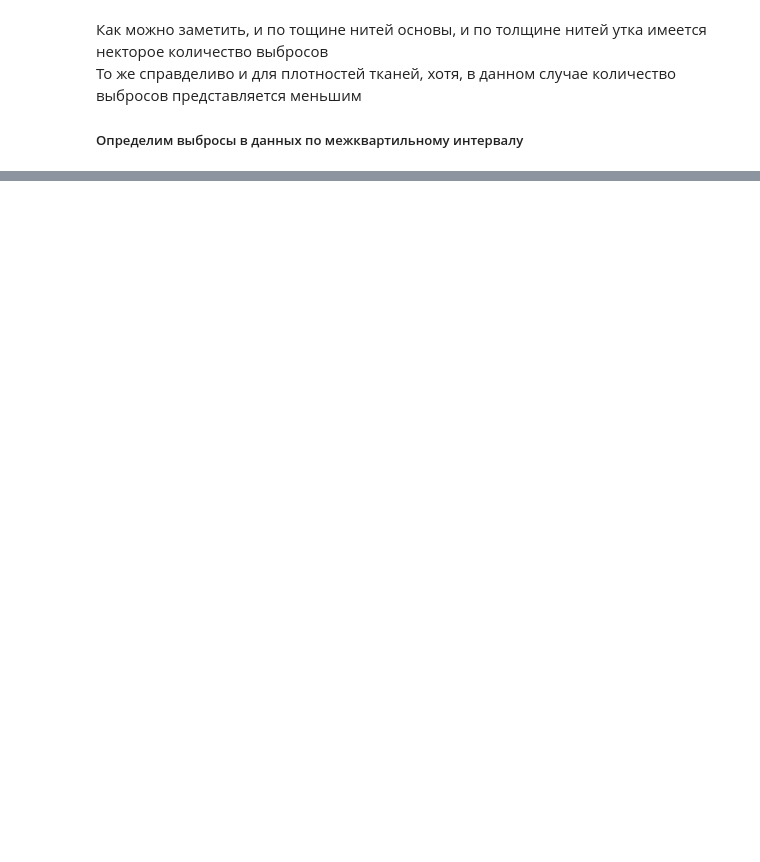
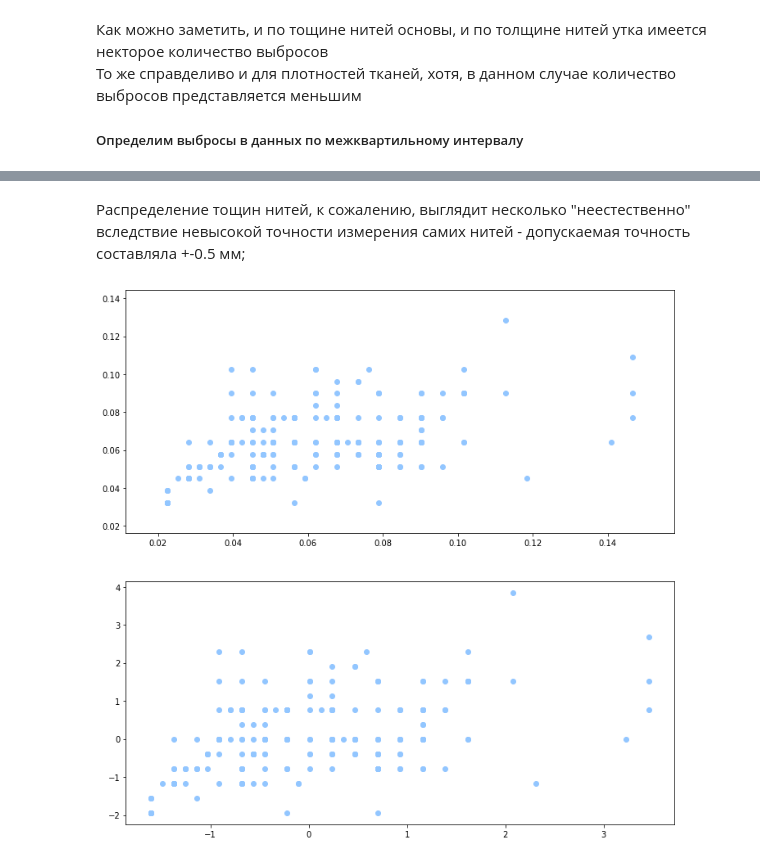
Before and after one commit to streltcov/textile_data, a Jupyter notebook: notebooks/1_exploratory.ipynb, the cells around one changed output, grey strips where cells are left out. Drawn from its saved outputs; the diff is of its cells as text; code cells hidden in the pictures; blank space fills up the shorter version.

```diff
--- a/notebooks/1_exploratory.ipynb
+++ b/notebooks/1_exploratory.ipynb
@@ -159,0 +223,11 @@ sns.boxplot(ax=ax[3], x=cleared.weft_dens)
+# %% [markdown]
+Распределение тощин нитей, к сожалению, выглядит несколько "неестественно" вследствие невысокой точности измерения самих нитей - допускаемая точность составляла +-0.5 мм;
+# %%
+fig, ax = plt.subplots(2, 1, figsize=(12, 12))
+
+ax[0].scatter(cleared.warp_dens_norm, cleared.weft_dens_norm)
+ax[1].scatter(cleared.warp_dens_scaled, cleared.weft_dens_scaled)
+
+plt.show()
+# %% [output]
+[figure, added]
```
Also changed, not shown: parts of 11 cells of this notebook.
